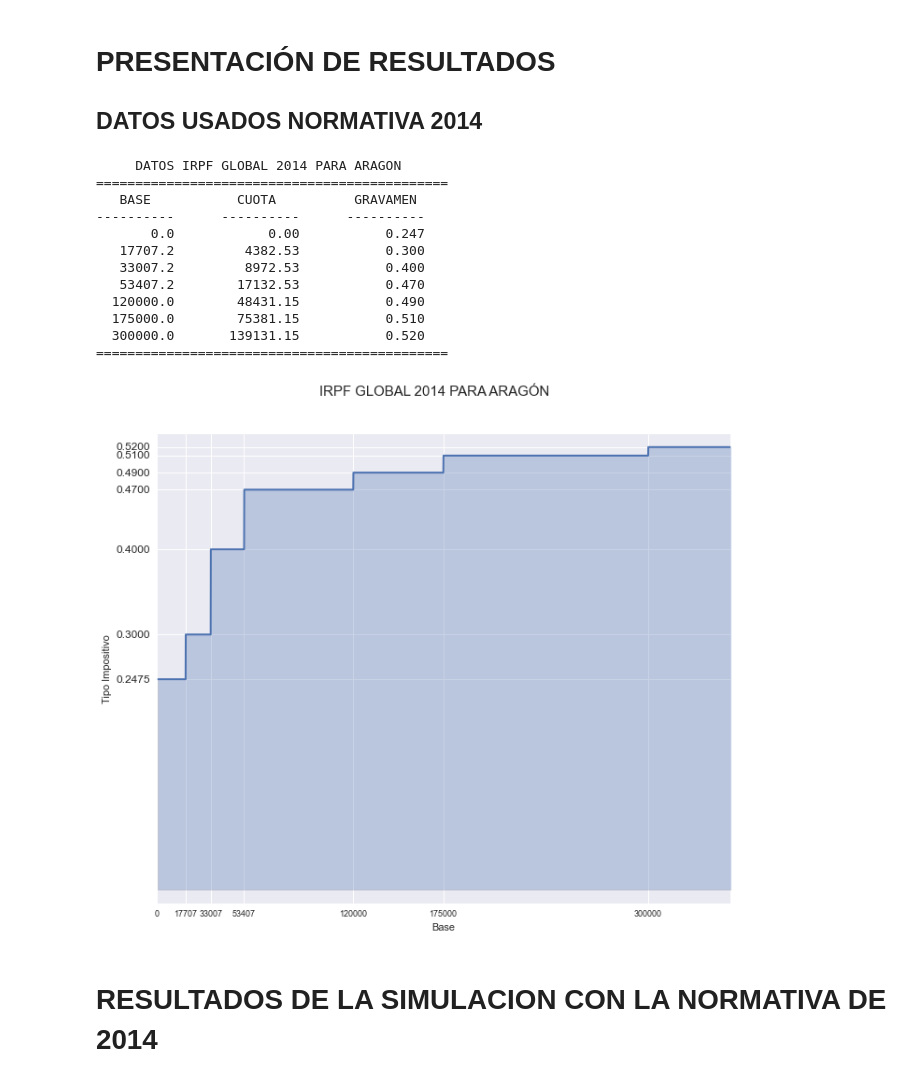
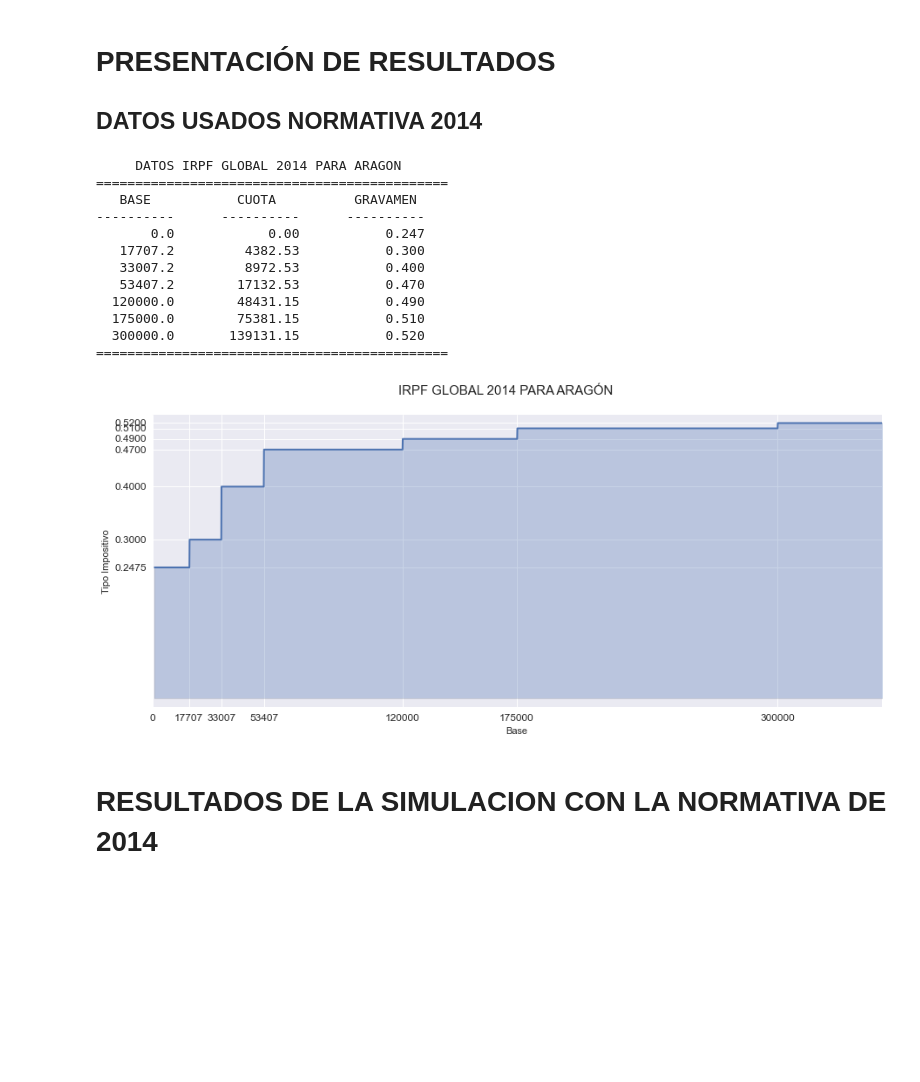
Before and after one commit to mmngreco/prog_local_irpf, a Jupyter notebook: prog_fiscal.ipynb, the cells around one changed output. Saved outputs shown, nothing was run; the diff lists cells and outputs as text; code cells hidden in the pictures; blank space fills up the shorter version.

```diff
--- a/prog_fiscal.ipynb
+++ b/prog_fiscal.ipynb
@@ -143,36 +143,36 @@ def ver_datos_ac():
 		print "{:>10.1f}\t{:>10.2f}\t{:>10.3f}".format(base_actual[i], cuota_actual[i], t_actual[i])
 	print "{:^45}".format("=" * 45)
 	print ""
 
 
-	plt.figure(figsize=(11,9), dpi=800)
+	plt.figure(figsize=(15,6), dpi=800)
 	plt.suptitle(u"IRPF GLOBAL 2014 PARA ARAGÓN", fontsize=15)
 	plt.plot(base_sim, t_mg_actual, linewidth=2)
 	plt.fill_between(base_sim, t_mg_actual, 0, alpha=0.3)
 	plt.yticks(t_actual, fontsize=12)
-	plt.xticks(base_actual, fontsize=9)
+	plt.xticks(base_actual, fontsize=12)
 	plt.xlabel("Base")
 	plt.ylabel("Tipo Impositivo")
 	plt.margins(0.03)
 	plt.xlim(0,350000)
 
 	plt.show()
 
 ver_datos_ac()
 # %% [output]
      DATOS IRPF GLOBAL 2014 PARA ARAGON
 =============================================
    BASE           CUOTA          GRAVAMEN
 ----------      ----------      ----------
        0.0            0.00           0.247
    17707.2         4382.53           0.300
    33007.2         8972.53           0.400
    53407.2        17132.53           0.470
   120000.0        48431.15           0.490
   175000.0        75381.15           0.510
   300000.0       139131.15           0.520
 =============================================
-[figure, old version]
+[figure, new version]
 # %% [markdown]
 # RESULTADOS DE LA SIMULACION CON LA NORMATIVA DE 2014
 # %%
```
Also changed, not shown: parts of 11 cells of this notebook.
